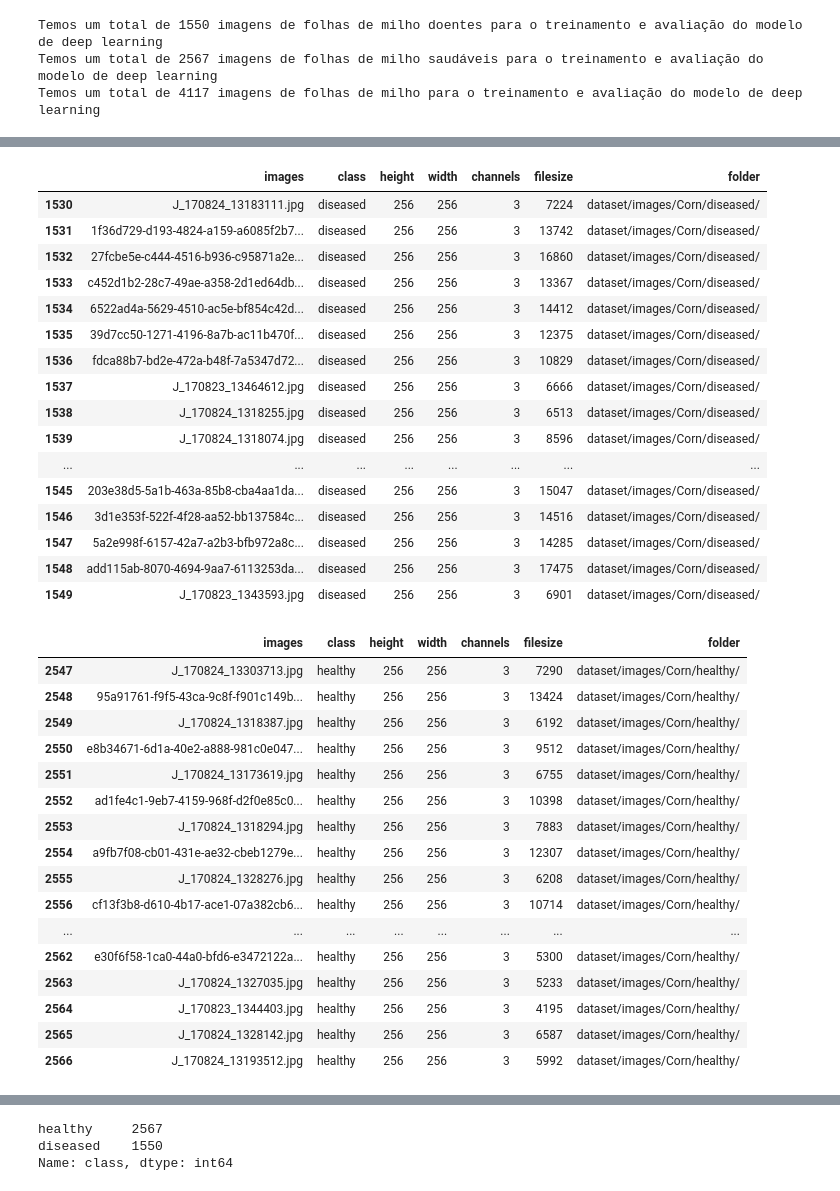
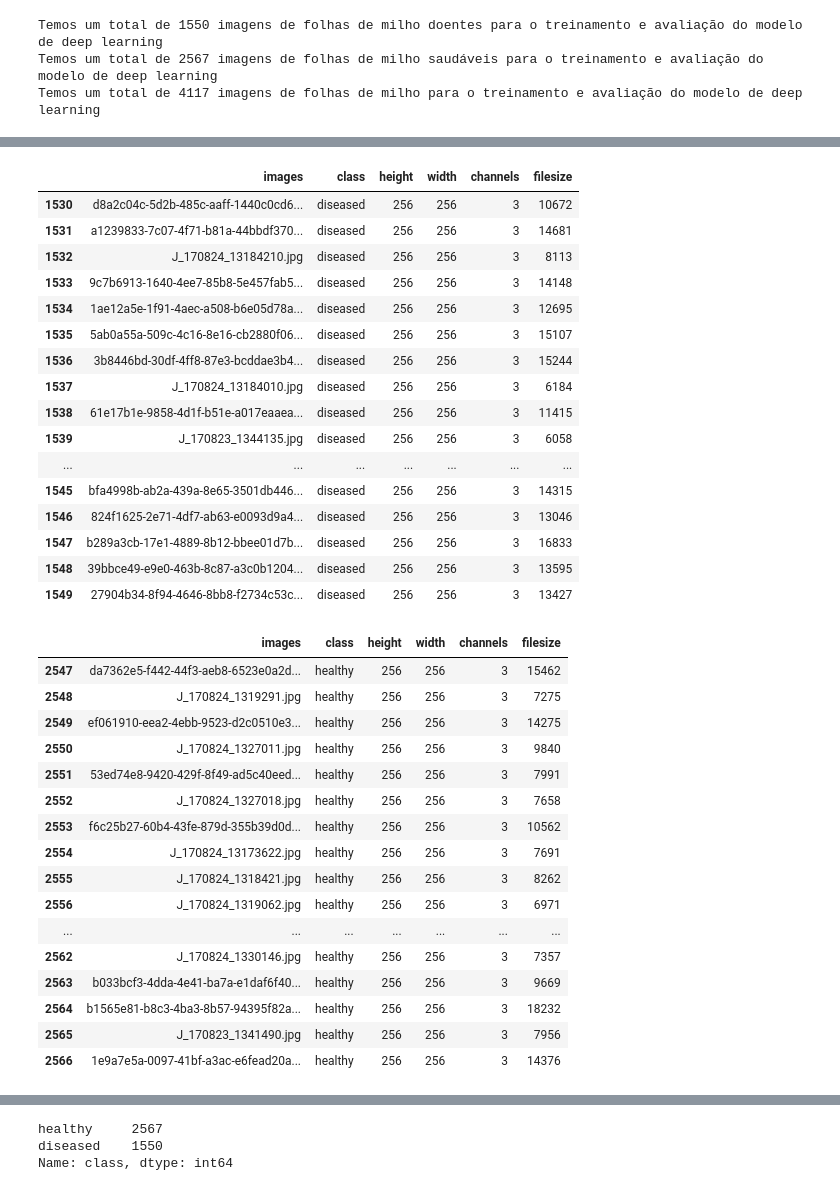
Before and after one commit to joserobertofox/datascience, a Jupyter notebook: MVP2_DL_Visão_Computacional.ipynb, the cells around one changed output, grey strips where cells are left out. Cells and saved outputs as stored; diff of their text form; code cells hidden in the pictures.

```diff
--- a/MVP2_DL_Visão_Computacional.ipynb
+++ b/MVP2_DL_Visão_Computacional.ipynb
@@ -133,45 +132,44 @@ Primeiras 20 imagens de folhas de milho saudáveis:
 # %%
 images =os.listdir(path)
 
-labels, heights, widths, channels, filesize, folder = [], [], [], [], [], []
+labels, heights, widths, channels, filesize = [], [], [], [], []
 
 # Loop que percorre cada uma das imagens de folhas doentes extraídas
 for fname in images:
 
     labels.append("diseased")
     img_shape = mpimg.imread(path+fname).shape
     heights.append(img_shape[0])
     widths.append(img_shape[1])
     channels.append(img_shape[2])
     filesize.append(os.path.getsize(path+fname))
-    folder.append(path)
 
 # Criação do dataset
 df = pd.DataFrame({'images': images, 'class': labels, 'height': heights,
-                         'width': widths, 'channels': channels, 'filesize': filesize, 'folder': folder})
+                         'width': widths, 'channels': channels, 'filesize': filesize})
 
 # Imprimindo as últimas 20 linhas do dataframe com folhas doentes
 df.tail(20)
 # %% [output]
-|  | images | class | height | width | channels | filesize | folder |
-| 1530 | J_170824_13183111.jpg | diseased | 256 | 256 | 3 | 7224 | dataset/images/Corn/diseased/ |
-| 1531 | 1f36d729-d193-4824-a159-a6085f2b7... | diseased | 256 | 256 | 3 | 13742 | dataset/images/Corn/diseased/ |
-| 1532 | 27fcbe5e-c444-4516-b936-c95871a2e... | diseased | 256 | 256 | 3 | 16860 | dataset/images/Corn/diseased/ |
-| 1533 | c452d1b2-28c7-49ae-a358-2d1ed64db... | diseased | 256 | 256 | 3 | 13367 | dataset/images/Corn/diseased/ |
-| 1534 | 6522ad4a-5629-4510-ac5e-bf854c42d... | diseased | 256 | 256 | 3 | 14412 | dataset/images/Corn/diseased/ |
-| 1535 | 39d7cc50-1271-4196-8a7b-ac11b470f... | diseased | 256 | 256 | 3 | 12375 | dataset/images/Corn/diseased/ |
-| 1536 | fdca88b7-bd2e-472a-b48f-7a5347d72... | diseased | 256 | 256 | 3 | 10829 | dataset/images/Corn/diseased/ |
-| 1537 | J_170823_13464612.jpg | diseased | 256 | 256 | 3 | 6666 | dataset/images/Corn/diseased/ |
-| 1538 | J_170824_1318255.jpg | diseased | 256 | 256 | 3 | 6513 | dataset/images/Corn/diseased/ |
-| 1539 | J_170824_1318074.jpg | diseased | 256 | 256 | 3 | 8596 | dataset/images/Corn/diseased/ |
-| ... | ... | ... | ... | ... | ... | ... | ... |
-| 1545 | 203e38d5-5a1b-463a-85b8-cba4aa1da... | diseased | 256 | 256 | 3 | 15047 | dataset/images/Corn/diseased/ |
-| 1546 | 3d1e353f-522f-4f28-aa52-bb137584c... | diseased | 256 | 256 | 3 | 14516 | dataset/images/Corn/diseased/ |
-| 1547 | 5a2e998f-6157-42a7-a2b3-bfb972a8c... | diseased | 256 | 256 | 3 | 14285 | dataset/images/Corn/diseased/ |
-| 1548 | add115ab-8070-4694-9aa7-6113253da... | diseased | 256 | 256 | 3 | 17475 | dataset/images/Corn/diseased/ |
-| 1549 | J_170823_1343593.jpg | diseased | 256 | 256 | 3 | 6901 | dataset/images/Corn/diseased/ |
+|  | images | class | height | width | channels | filesize |
+| 1530 | d8a2c04c-5d2b-485c-aaff-1440c0cd6... | diseased | 256 | 256 | 3 | 10672 |
+| 1531 | a1239833-7c07-4f71-b81a-44bbdf370... | diseased | 256 | 256 | 3 | 14681 |
+| 1532 | J_170824_13184210.jpg | diseased | 256 | 256 | 3 | 8113 |
+| 1533 | 9c7b6913-1640-4ee7-85b8-5e457fab5... | diseased | 256 | 256 | 3 | 14148 |
+| 1534 | 1ae12a5e-1f91-4aec-a508-b6e05d78a... | diseased | 256 | 256 | 3 | 12695 |
+| 1535 | 5ab0a55a-509c-4c16-8e16-cb2880f06... | diseased | 256 | 256 | 3 | 15107 |
+| 1536 | 3b8446bd-30df-4ff8-87e3-bcddae3b4... | diseased | 256 | 256 | 3 | 15244 |
+| 1537 | J_170824_13184010.jpg | diseased | 256 | 256 | 3 | 6184 |
+| 1538 | 61e17b1e-9858-4d1f-b51e-a017eaaea... | diseased | 256 | 256 | 3 | 11415 |
+| 1539 | J_170823_1344135.jpg | diseased | 256 | 256 | 3 | 6058 |
+| ... | ... | ... | ... | ... | ... | ... |
+| 1545 | bfa4998b-ab2a-439a-8e65-3501db446... | diseased | 256 | 256 | 3 | 14315 |
+| 1546 | 824f1625-2e71-4df7-ab63-e0093d9a4... | diseased | 256 | 256 | 3 | 13046 |
+| 1547 | b289a3cb-17e1-4889-8b12-bbee01d7b... | diseased | 256 | 256 | 3 | 16833 |
+| 1548 | 39bbce49-e9e0-463b-8c87-a3c0b1204... | diseased | 256 | 256 | 3 | 13595 |
+| 1549 | 27904b34-8f94-4646-8bb8-f2734c53c... | diseased | 256 | 256 | 3 | 13427 |
 # %%
-labels1, heights1, widths1, channels1, filesize1, folder1 = [], [], [], [], [], []
+labels1, heights1, widths1, channels1, filesize1 = [], [], [], [], []
 
 images1 =os.listdir(path1)
 
@@ -184,32 +182,31 @@ for fname in images1:
     widths1.append(img_shape1[1])
     channels1.append(img_shape1[2])
     filesize1.append(os.path.getsize(path1+fname))
-    folder1.append(path1)
 
 # Criação do dataset
 df1 = pd.DataFrame({'images': images1, 'class': labels1, 'height': heights1,
-                         'width': widths1, 'channels': channels1, 'filesize': filesize1, 'folder': folder1})
+                         'width': widths1, 'channels': channels1, 'filesize': filesize1})
 
 # Imprimindo as últimas 20 linhas do dataframe com folhas saudáveis
 df1.tail(20)
 # %% [output]
-|  | images | class | height | width | channels | filesize | folder |
-| 2547 | J_170824_13303713.jpg | healthy | 256 | 256 | 3 | 7290 | dataset/images/Corn/healthy/ |
-| 2548 | 95a91761-f9f5-43ca-9c8f-f901c149b... | healthy | 256 | 256 | 3 | 13424 | dataset/images/Corn/healthy/ |
-| 2549 | J_170824_1318387.jpg | healthy | 256 | 256 | 3 | 6192 | dataset/images/Corn/healthy/ |
-| 2550 | e8b34671-6d1a-40e2-a888-981c0e047... | healthy | 256 | 256 | 3 | 9512 | dataset/images/Corn/healthy/ |
-| 2551 | J_170824_13173619.jpg | healthy | 256 | 256 | 3 | 6755 | dataset/images/Corn/healthy/ |
-| 2552 | ad1fe4c1-9eb7-4159-968f-d2f0e85c0... | healthy | 256 | 256 | 3 | 10398 | dataset/images/Corn/healthy/ |
-| 2553 | J_170824_1318294.jpg | healthy | 256 | 256 | 3 | 7883 | dataset/images/Corn/healthy/ |
-| 2554 | a9fb7f08-cb01-431e-ae32-cbeb1279e... | healthy | 256 | 256 | 3 | 12307 | dataset/images/Corn/healthy/ |
-| 2555 | J_170824_1328276.jpg | healthy | 256 | 256 | 3 | 6208 | dataset/images/Corn/healthy/ |
-| 2556 | cf13f3b8-d610-4b17-ace1-07a382cb6... | healthy | 256 | 256 | 3 | 10714 | dataset/images/Corn/healthy/ |
-| ... | ... | ... | ... | ... | ... | ... | ... |
-| 2562 | e30f6f58-1ca0-44a0-bfd6-e3472122a... | healthy | 256 | 256 | 3 | 5300 | dataset/images/Corn/healthy/ |
-| 2563 | J_170824_1327035.jpg | healthy | 256 | 256 | 3 | 5233 | dataset/images/Corn/healthy/ |
-| 2564 | J_170823_1344403.jpg | healthy | 256 | 256 | 3 | 4195 | dataset/images/Corn/healthy/ |
-| 2565 | J_170824_1328142.jpg | healthy | 256 | 256 | 3 | 6587 | dataset/images/Corn/healthy/ |
-| 2566 | J_170824_13193512.jpg | healthy | 256 | 256 | 3 | 5992 | dataset/images/Corn/healthy/ |
+|  | images | class | height | width | channels | filesize |
+| 2547 | da7362e5-f442-44f3-aeb8-6523e0a2d... | healthy | 256 | 256 | 3 | 15462 |
+| 2548 | J_170824_1319291.jpg | healthy | 256 | 256 | 3 | 7275 |
+| 2549 | ef061910-eea2-4ebb-9523-d2c0510e3... | healthy | 256 | 256 | 3 | 14275 |
+| 2550 | J_170824_1327011.jpg | healthy | 256 | 256 | 3 | 9840 |
+| 2551 | 53ed74e8-9420-429f-8f49-ad5c40eed... | healthy | 256 | 256 | 3 | 7991 |
+| 2552 | J_170824_1327018.jpg | healthy | 256 | 256 | 3 | 7658 |
+| 2553 | f6c25b27-60b4-43fe-879d-355b39d0d... | healthy | 256 | 256 | 3 | 10562 |
+| 2554 | J_170824_13173622.jpg | healthy | 256 | 256 | 3 | 7691 |
+| 2555 | J_170824_1318421.jpg | healthy | 256 | 256 | 3 | 8262 |
+| 2556 | J_170824_1319062.jpg | healthy | 256 | 256 | 3 | 6971 |
+| ... | ... | ... | ... | ... | ... | ... |
+| 2562 | J_170824_1330146.jpg | healthy | 256 | 256 | 3 | 7357 |
+| 2563 | b033bcf3-4dda-4e41-ba7a-e1daf6f40... | healthy | 256 | 256 | 3 | 9669 |
+| 2564 | b1565e81-b8c3-4ba3-8b57-94395f82a... | healthy | 256 | 256 | 3 | 18232 |
+| 2565 | J_170823_1341490.jpg | healthy | 256 | 256 | 3 | 7956 |
+| 2566 | 1e9a7e5a-0097-41bf-a3ac-e6fead20a... | healthy | 256 | 256 | 3 | 14376 |
 # %%
 #Juntando os dois dataframes e imprimindo as últimas 20 linhas
 df2 = pd.concat([df, df1], ignore_index = True)
```
Also changed, not shown: parts of 19 cells of this notebook.
